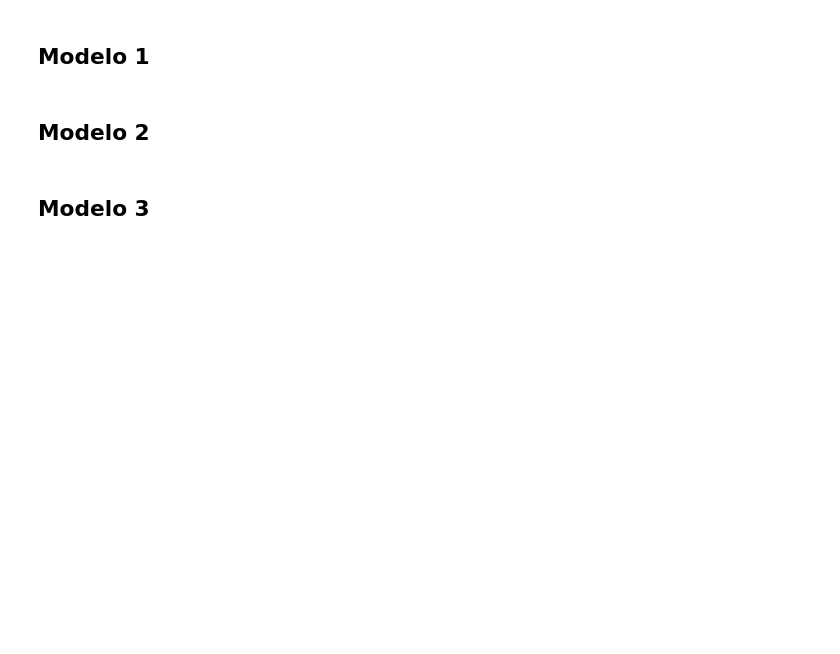
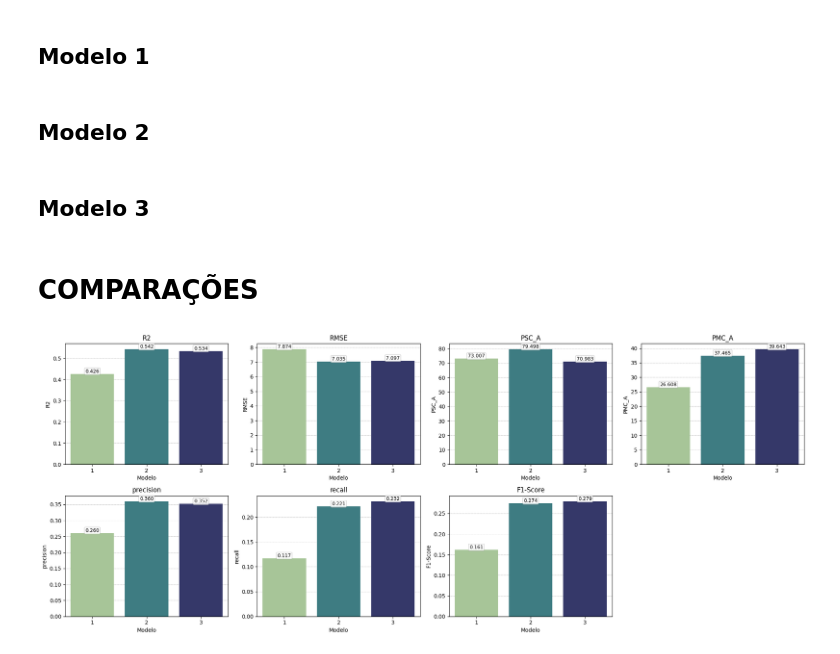
Before and after one commit to mateus-santos-rocha/doutorado, a Jupyter notebook: 3.modelling.ipynb, the cells around one changed output. Cells and saved outputs as stored; diff of their text form; code cells hidden in the pictures; blank space fills up the shorter version.

```diff
--- a/3.modelling.ipynb
+++ b/3.modelling.ipynb
@@ -508,3 +509,5 @@ else:
     comparison = compute_comparison_df(X_test,y_test,y_pred)
 
     save_model_and_comparison(model,comparison,model_path,comparison_path)
+# %% [markdown]
+# COMPARAÇÕES
@@ -510,0 +576,13 @@ else:
+# %%
+model_numbers = [1,2,3]
+models,comparisons,metrics = {},{},{}
+for model_number in model_numbers:
+    model_path,comparison_path = f'models/model_{model_number}.pkl',f'comparisons/comparison_{model_number}.pkl'
+    models[model_number],comparisons[model_number] = import_model_and_comparison(model_path,comparison_path)
+    comparisons[model_number]['model'] = f'model_{model_number}'
+    metrics[model_number] = compute_metrics(comparisons[model_number]['y_test'],comparisons[model_number]['y_pred'])
+metrics_df = pd.DataFrame.from_dict(metrics,orient='index').reset_index(names=['model_number'])
+# %%
+plot_model_metrics(metrics_df, ['R2', 'RMSE','PSC_A','PMC_A','precision','recall','F1-Score'])
+# %% [output]
+[figure, added]
```
Also changed, not shown: parts of 5 cells of this notebook.
